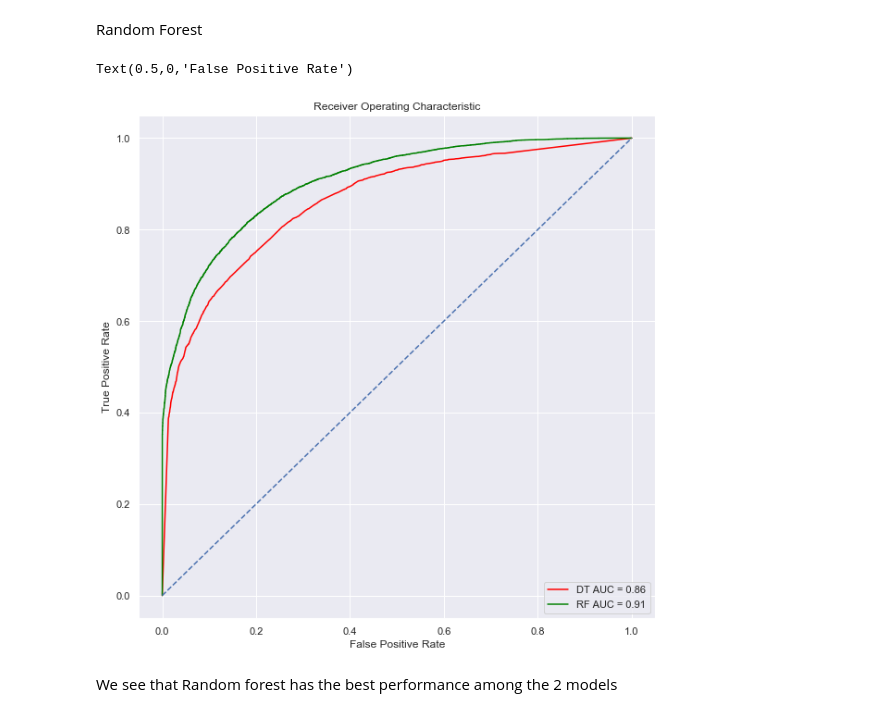
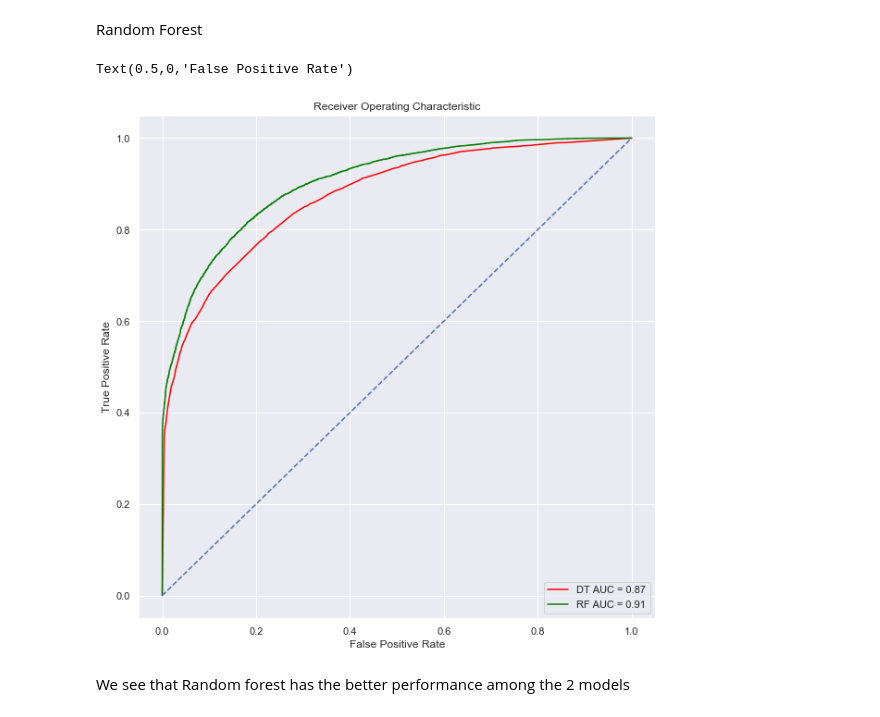
Before and after one commit to TejalPatted/Introduction_to_ML_worskshop, a Jupyter notebook: Hotel booking classification using Trees.ipynb, the cells around one changed output. Cells and saved outputs as stored; diff of their text form; code cells hidden in the pictures.

```diff
--- a/Hotel booking classification using Trees.ipynb
+++ b/Hotel booking classification using Trees.ipynb
@@ -760,7 +785,7 @@ Experiment with class weight. Our data is slightly imbalanced, so try to assign
 The “balanced” mode uses the values of y to automatically adjust weights inversely proportional to class frequencies in the input data as n_samples / (n_classes * np.bincount(y))
 </br>
 # %%
-clf6 = DecisionTreeClassifier(criterion="gini",random_state = 0,max_depth=15,class_weight={0:0.35,1:0.65})
+clf6 = DecisionTreeClassifier(criterion="gini",random_state = 0,max_depth=12,class_weight={0:1,1:2})
 clf6.fit(X_train_enc, y_train)
 y_pred6 = clf6.predict(X_val_enc)
 y_pred6_train = clf6.predict(X_train_enc)
@@ -853,20 +880,18 @@ for max_depth in max_depths:
    rf2=RandomForestClassifier(max_depth=max_depth,n_estimators=30)
    rf2.fit(X_train_enc, y_train)
    train_pred = rf2.predict(X_train_enc)
-   false_positive_rate, true_positive_rate, thresholds = roc_curve(y_train, train_pred)
-   roc_auc = auc(false_positive_rate, true_positive_rate)
+   f1_score1 = f1_score(y_train,train_pred)
+   train_results.append(f1_score1)
 
-   train_results.append(roc_auc)
    y_pred = rf2.predict(X_val_enc)
-   false_positive_rate, true_positive_rate, thresholds = roc_curve(y_val, y_pred)
-   roc_auc = auc(false_positive_rate, true_positive_rate)
+   f1_score1 = f1_score(y_val,y_pred)
+   test_results.append(f1_score1)
 
-   test_results.append(roc_auc)
 plt.figure(figsize=(10,10))
-line1, = plt.plot(max_depths, train_results, 'b', label="Train AUC")
-line2, = plt.plot(max_depths, test_results, 'r', label="Val AUC")
+line1, = plt.plot(max_depths, train_results, 'b', label="Train F1-score")
+line2, = plt.plot(max_depths, test_results, 'r', label="Val F1-score")
 plt.legend(handler_map={line1: HandlerLine2D(numpoints=2)})
-plt.ylabel('AUC score')
+plt.ylabel('F1-score')
 plt.xlabel('Tree depth')
 plt.show()
 # %% [output]
@@ -905,19 +930,17 @@ We will compare the best versions of the 2 classifiers we have trained so far in
 Decision Tree
 # %%
 y_test = backup_test["is_canceled"]
-X_test = backup_test.drop(["is_canceled"], axis=1).drop('reservation_status',axis=1)\
-.drop('arrival_date_month',axis=1).drop('reserved_room_type',axis=1).drop('market_segment',axis=1)
+X_test = backup_test.drop(["is_canceled"], axis=1).drop('reservation_status',axis=1)
 
-cat_cols=['hotel','arrival_date_year','meal','distribution_channel', 'assigned_room_type',\
+cat_cols=['hotel','arrival_date_month','arrival_date_year','meal','market_segment','distribution_channel','reserved_room_type', 'assigned_room_type',\
         'deposit_type','customer_type']
-
 X_test_enc = pd.get_dummies(data=X_test,columns=cat_cols,drop_first=True)
 X_train_enc,X_test_enc =X_train_enc.align(X_test_enc, join='left', axis=1)
 X_test_enc=X_test_enc.fillna(0)
 # %%
 y_prob6 = clf6.predict_proba(X_test_enc)
-false_positive_rateDT, true_positive_rateDT, thresholdDT = roc_curve(y_test, y_prob6[:,1])
-roc_aucDT = auc(false_positive_rateDT, true_positive_rateDT)
+false_positive_rateDT_6, true_positive_rateDT_6, thresholdDT_6 = roc_curve(y_test, y_prob6[:,1])
+roc_aucDT_6 = auc(false_positive_rateDT_6, true_positive_rateDT_6)
 # %% [markdown]
 Random Forest
 # %%
@@ -935,16 +958,15 @@ roc_aucRF = auc(false_positive_rateRF, true_positive_rateRF)
 # %%
 plt.figure(figsize = (10,10))
 plt.title('Receiver Operating Characteristic')
-plt.plot(false_positive_rateDT, true_positive_rateDT, color = 'red', label = 'DT AUC = %0.2f' % roc_aucDT)
+plt.plot(false_positive_rateDT_6, true_positive_rateDT_6, color = 'red', label = 'DT AUC = %0.2f' % roc_aucDT_6)
 plt.plot(false_positive_rateRF, true_positive_rateRF, color = 'green', label = 'RF AUC = %0.2f' % roc_aucRF)
-# plt.plot(false_positive_rateNB, true_positive_rateNB, color = 'yellow', label = 'NB AUC = %0.2f' % roc_aucNB)
 plt.legend(loc = 'lower right')
 plt.plot([0, 1], [0, 1], linestyle = '--')
 plt.axis('tight')
 plt.ylabel('True Positive Rate')
 plt.xlabel('False Positive Rate')
 # %% [output]
 Text(0.5,0,'False Positive Rate')
-[figure, old version]
+[figure, new version]
 # %% [markdown]
-We see that Random forest has the best performance among the 2 models
+We see that Random forest has the better performance among the 2 models
```
Also changed, not shown: parts of 24 cells of this notebook.
